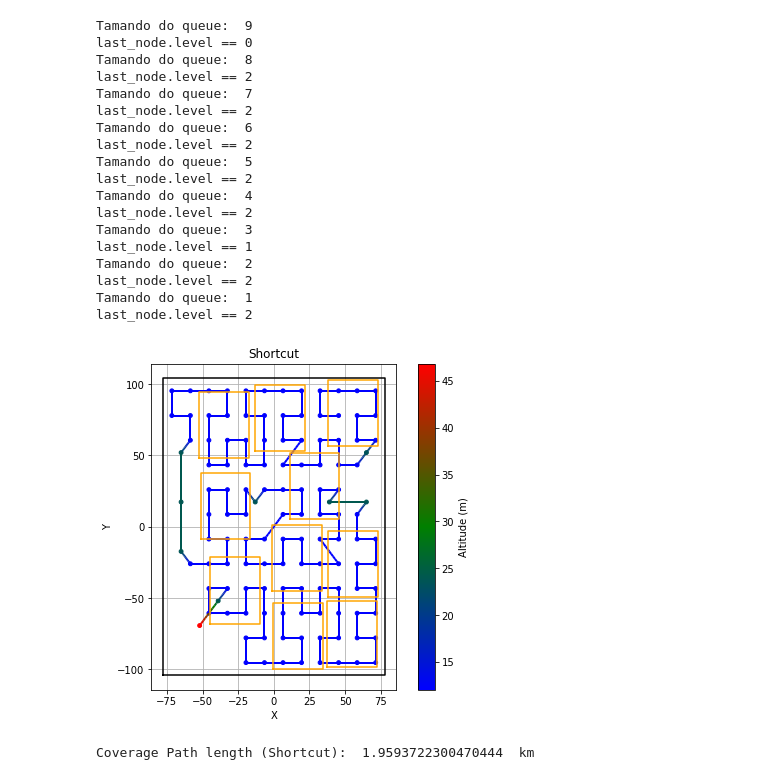
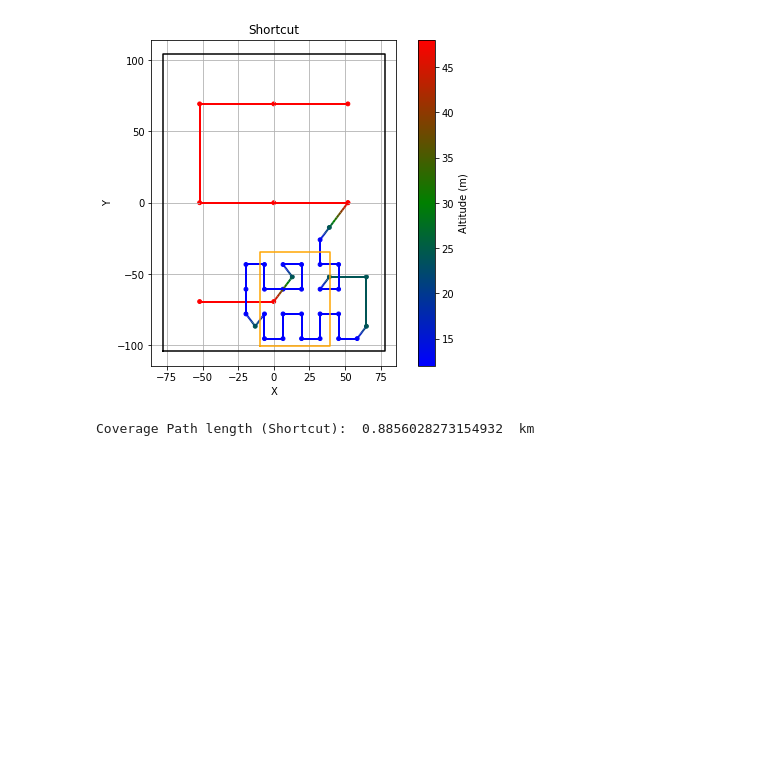
Before and after one commit to David1340/Doutorado_Drone, a Jupyter notebook: Comparacao.ipynb, the cells around one changed output. Saved outputs shown, nothing was run; the diff lists cells and outputs as text; code cells hidden in the pictures; blank space fills up the shorter version.

```diff
--- a/Comparacao.ipynb
+++ b/Comparacao.ipynb
@@ -318,11 +257,5 @@ Coverage Path length (Breadth First):  3.0676388759629662  km
 # %%
-waypointsSH = []
-for i,waypoint in enumerate(ShortTree):
-    waypointsSH.append([waypoint.x,waypoint.y,waypoint.Altitude])
-    if(i == 91):
-        pass
-
-waypointsSC = np.array(waypointsSH)
+waypointsSC = np.array(ShortTree.generate_path())
 # Parâmetros
 n_interp = 10  # pontos intermediários entre cada par
 
@@ -350,50 +283,32 @@ z_segment = (z[:-1] + z[1:]) / 2
 
 # Plotando
 lc = LineCollection(segments, cmap=cmap_custom, array=z_segment, linewidth=2)
 
 fig, ax = plt.subplots(figsize=(8, 6))
 ax.add_collection(lc)
 ax.scatter(waypointsSC[:, 0], waypointsSC[:, 1], c=waypointsSC[:,2], cmap=cmap_custom, s=15)
 plt.colorbar(lc, ax=ax, label='Altitude (m)')
 x, y = poly.exterior.xy
 ax.plot(x, y, color='black')
 if poly.interiors:
     for interior in poly.interiors:
         x, y = interior.xy
         ax.plot(x, y, color='black',alpha=0.1)
 for area_de_interesse in areas_de_interesse:
     x, y = area_de_interesse.exterior.xy
     plt.plot(x, y, color='orange')
 
 ax.plot()
 ax.set_aspect('equal')
 ax.grid(True)
 plt.title("Shortcut")
 plt.xlabel("X")
 plt.ylabel("Y")
 plt.show()
 path_length = 0
 for i in range(np.size(waypointsSC,0)-1):
     path_length += np.linalg.norm(waypointsSC[i+1] - waypointsSC[i])
 print("Coverage Path length (Shortcut): ", path_length/1000, " km")
 # %% [output]
+[figure, new version]
-Tamando do queue:  9
-last_node.level == 0
-Tamando do queue:  8
-last_node.level == 2
-Tamando do queue:  7
-last_node.level == 2
-Tamando do queue:  6
-last_node.level == 2
-Tamando do queue:  5
-last_node.level == 2
-Tamando do queue:  4
-last_node.level == 2
-Tamando do queue:  3
-last_node.level == 1
-Tamando do queue:  2
-last_node.level == 2
-Tamando do queue:  1
-last_node.level == 2
+Coverage Path length (Shortcut):  0.8856028273154932  km
-[figure, old version]
-Coverage Path length (Shortcut):  1.9593722300470444  km
```
Also changed, not shown: parts of 7 cells of this notebook, 1 other file.
